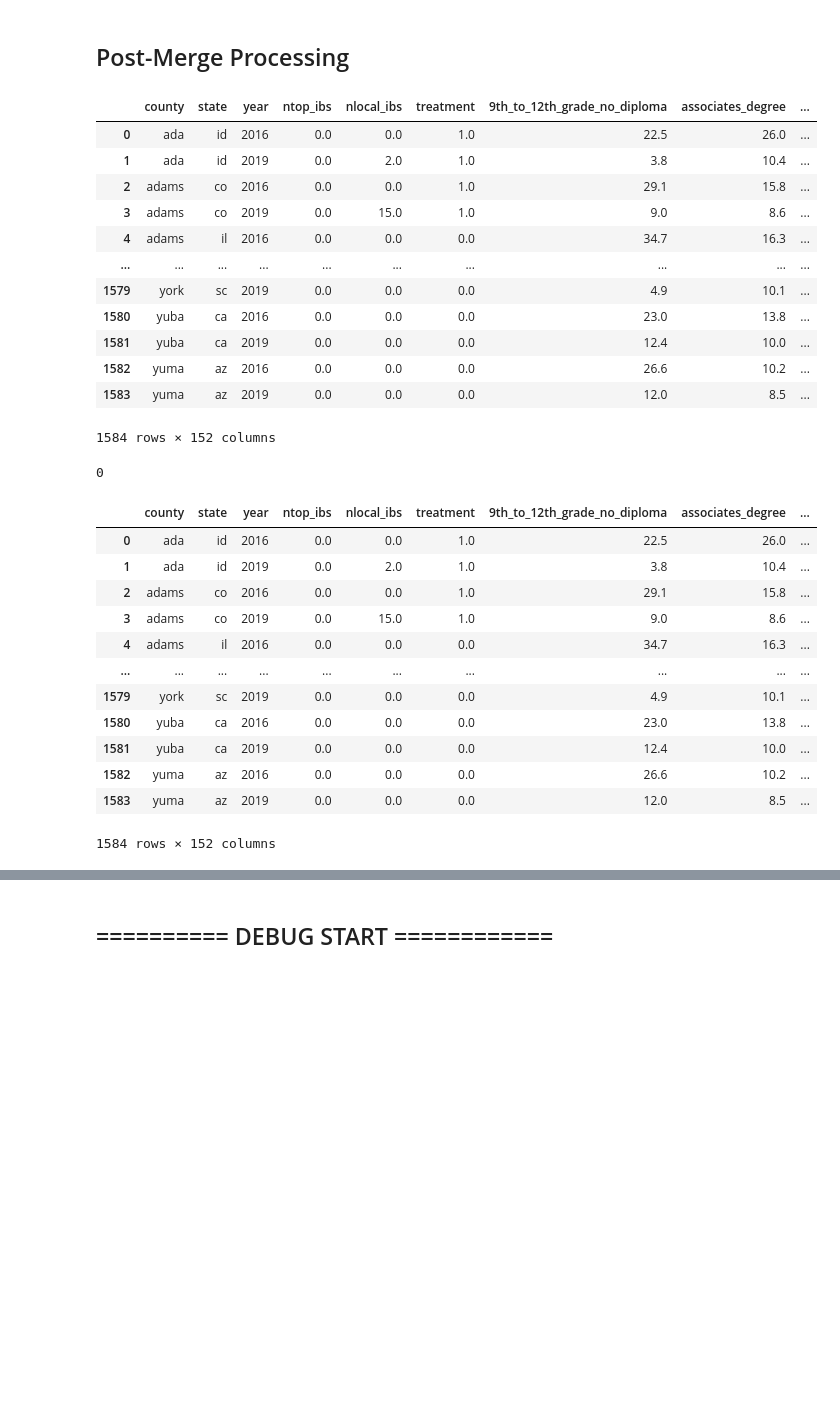
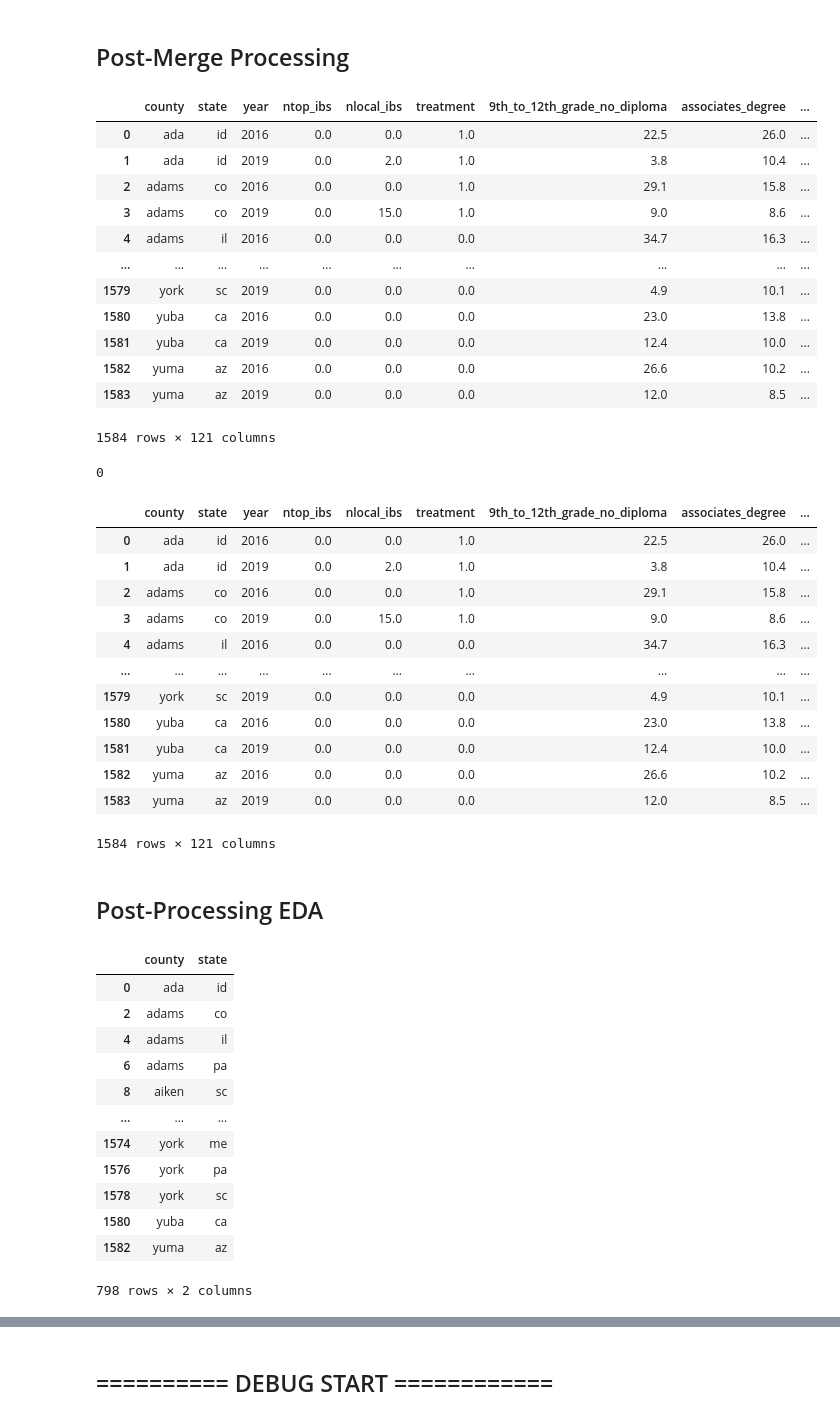
Before and after one commit to renatomatz/ibuying_effects, a Jupyter notebook: data_and_processing/combine_all.ipynb, the cells around one changed output, grey strips where cells are left out. Saved outputs shown, nothing was run; the diff lists cells and outputs as text; code cells hidden in the pictures; blank space fills up the shorter version.

```diff
--- a/data_and_processing/combine_all.ipynb
+++ b/data_and_processing/combine_all.ipynb
@@ -14,6 +14,8 @@ def standardize(col):
         .replace(".", "_")
         .replace(",", "_")
         .replace("\n", "_")
+        .replace("(", "_")
+        .replace(")", "")
         .replace("__", "_")
     )
 
@@ -625,6 +627,7 @@ characteristics = (
     pd.read_csv("data/processed/all_chars.csv")
     .pipe(lower, ["county", "state"])
     .pipe(add_abbrev)
+    .pipe(std_cols)
 )
 
 characteristics
@@ -705,5 +708,5 @@ merged
 | 1601 | natrona | wy | 2019 | 0.0 | 0.0 | 0.0 | 5.6 | 12.1 | ... |
 1602 rows × 97 columns
 # %%
-merged = merged.pipe(cust_merge, inc)
-merged
+#merged = merged.pipe(cust_merge, inc)
+#merged
@@ -820,7 +809,7 @@ merged
 | 1581 | yuba | ca | 2019 | 0.0 | 0.0 | 0.0 | 12.4 | 10.0 | ... |
 | 1582 | yuma | az | 2016 | 0.0 | 0.0 | 0.0 | 26.6 | 10.2 | ... |
 | 1583 | yuma | az | 2019 | 0.0 | 0.0 | 0.0 | 12.0 | 8.5 | ... |
-1584 rows × 152 columns
+1584 rows × 121 columns
 # %%
 # check to make sure treatment observations after treatment have at least one iBuyer
 merged.query("treatment==1 & year==2019")[["ntop_ibs", "nlocal_ibs"]].sum(axis=1).apply(lambda x: x==0).sum()
@@ -848,6 +837,24 @@ merged
 | 1581 | yuba | ca | 2019 | 0.0 | 0.0 | 0.0 | 12.4 | 10.0 | ... |
 | 1582 | yuma | az | 2016 | 0.0 | 0.0 | 0.0 | 26.6 | 10.2 | ... |
 | 1583 | yuma | az | 2019 | 0.0 | 0.0 | 0.0 | 12.0 | 8.5 | ... |
-1584 rows × 152 columns
+1584 rows × 121 columns
 # %%
 merged.to_csv("data/processed/merged.csv", index=False)
+# %% [markdown]
+## Post-Processing EDA
+# %%
+merged.query("treatment <= 1")[["county", "state"]].drop_duplicates()
+# %% [output]
+|  | county | state |
+| 0 | ada | id |
+| 2 | adams | co |
+| 4 | adams | il |
+| 6 | adams | pa |
+| 8 | aiken | sc |
+| ... | ... | ... |
+| 1574 | york | me |
+| 1576 | york | pa |
+| 1578 | york | sc |
+| 1580 | yuba | ca |
+| 1582 | yuma | az |
+798 rows × 2 columns
```
Also changed, not shown: parts of 15 cells of this notebook, 15 other files.
